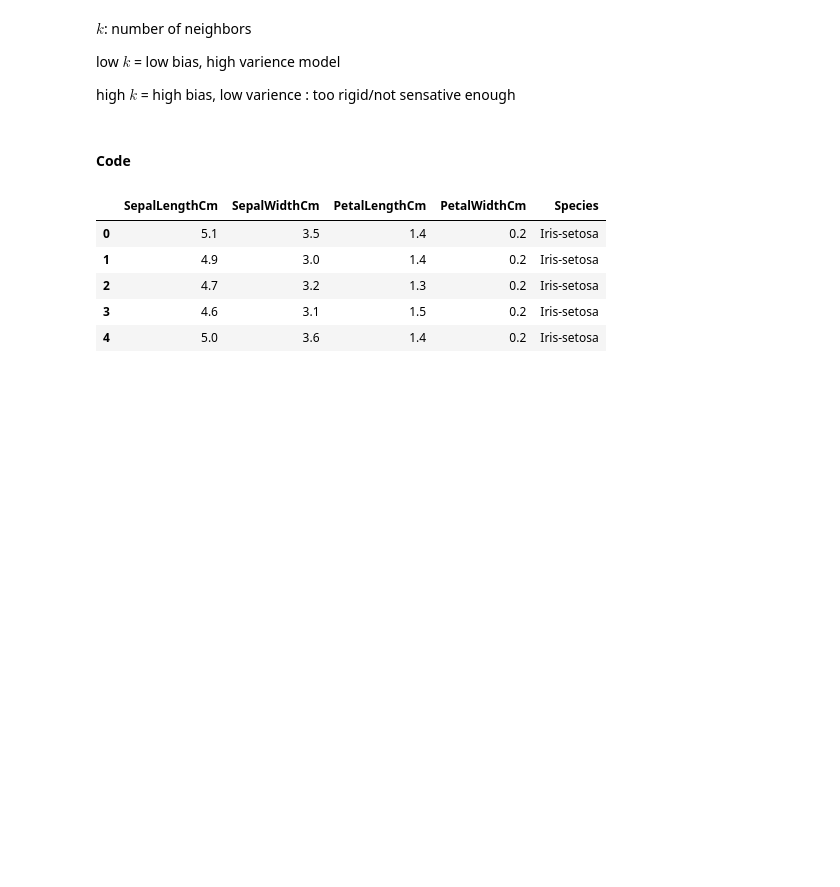
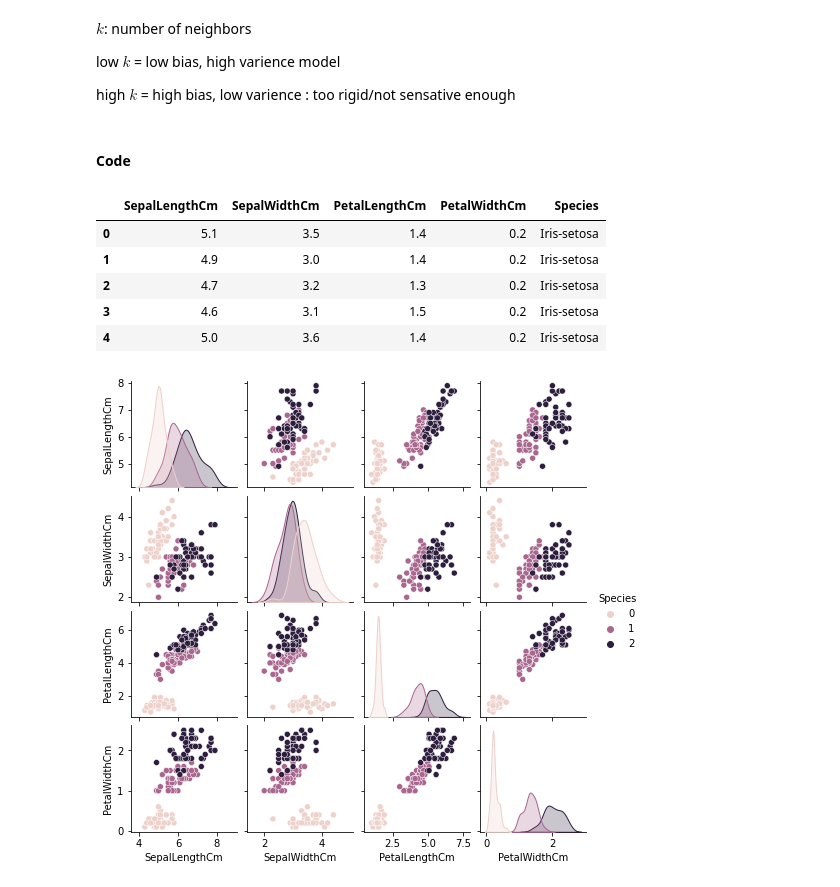
Before and after one commit to MusaAbbasi/DSNYC080822, a Jupyter notebook: Phase_3_Notes.ipynb, the cells around one changed output. Cells and saved outputs as stored; diff of their text form; code cells hidden in the pictures; blank space fills up the shorter version.

```diff
--- a/Phase_3_Notes.ipynb
+++ b/Phase_3_Notes.ipynb
@@ -650,3 +650,12 @@ iris_df.head()
 | 2 | 4.7 | 3.2 | 1.3 | 0.2 | Iris-setosa |
 | 3 | 4.6 | 3.1 | 1.5 | 0.2 | Iris-setosa |
 | 4 | 5.0 | 3.6 | 1.4 | 0.2 | Iris-setosa |
+# %%
+from sklearn.preprocessing import LabelEncoder
+target_transform = LabelEncoder()
+iris_df['Species'] = target_transform.fit_transform(iris_df['Species'])
+# %%
+sns.pairplot(hue = 'Species', data = iris_df, height = 1.75)
+plt.show()
+# %% [output]
+[figure, added]
```
Also changed, not shown: parts of 5 cells of this notebook.
